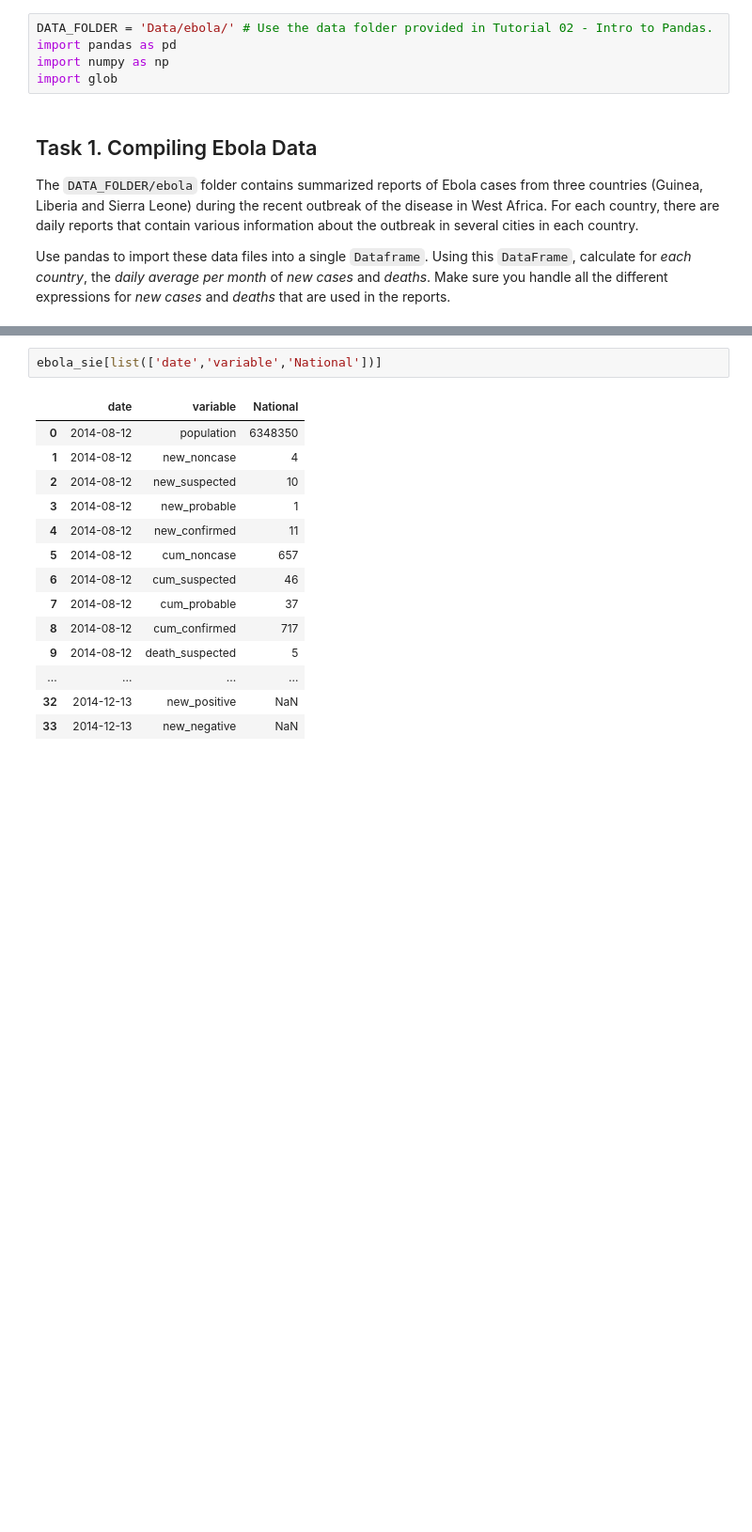
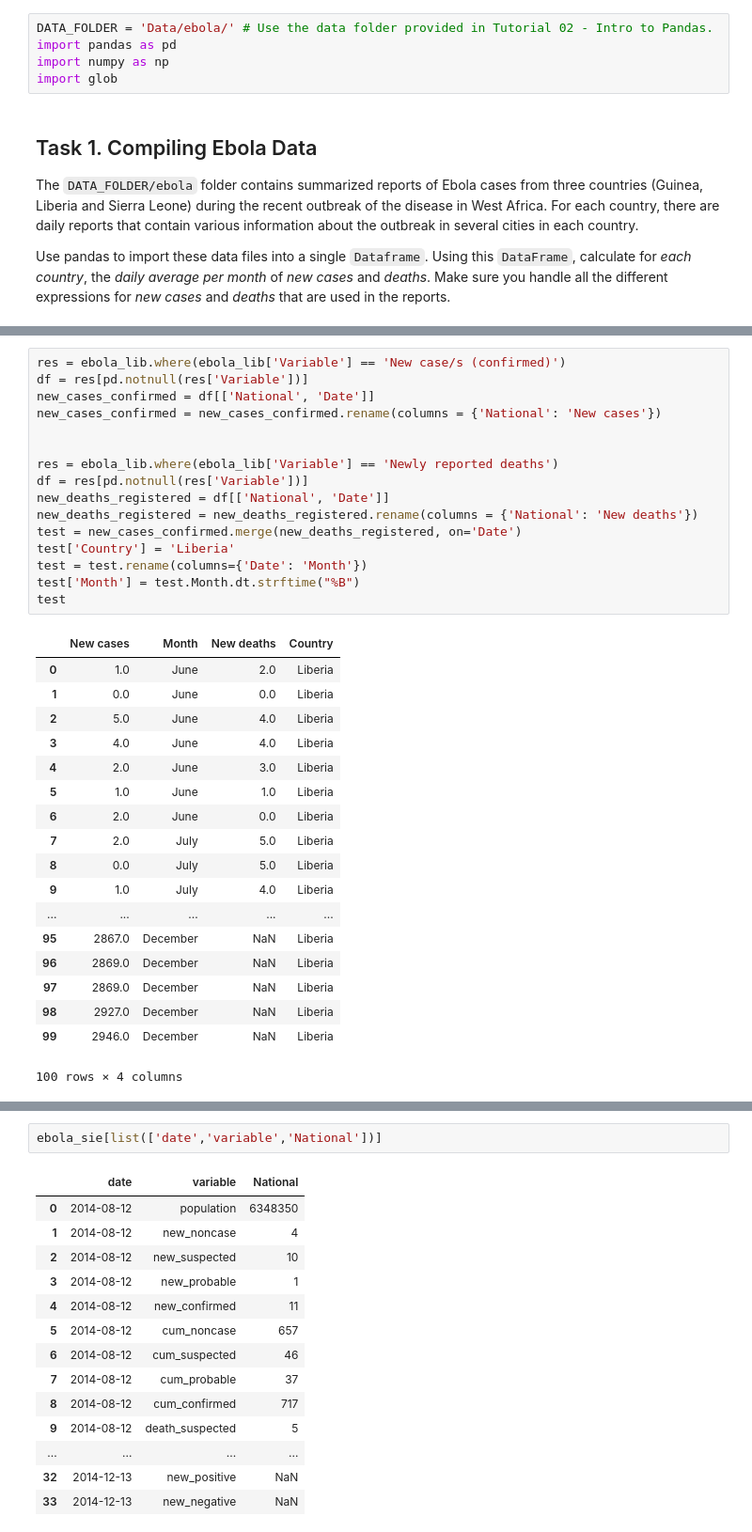
Before and after one commit to darioAnongba/EPFL-ADA, a Jupyter notebook: Labs/01 - Pandas and Data Wrangling/Homework 1.ipynb, the cells around one changed output, grey strips where cells are left out. Shown at 94% size. Saved outputs shown, nothing was run; the diff lists cells and outputs as text; blank space fills up the shorter version.

```diff
--- a/Labs/01 - Pandas and Data Wrangling/Homework 1.ipynb
+++ b/Labs/01 - Pandas and Data Wrangling/Homework 1.ipynb
@@ -66,3 +76,38 @@ ebola_gui
+# %%
+res = ebola_lib.where(ebola_lib['Variable'] == 'New case/s (confirmed)')
+df = res[pd.notnull(res['Variable'])]
+new_cases_confirmed = df[['National', 'Date']]
+new_cases_confirmed = new_cases_confirmed.rename(columns = {'National': 'New cases'})
+
+
+res = ebola_lib.where(ebola_lib['Variable'] == 'Newly reported deaths')
+df = res[pd.notnull(res['Variable'])]
+new_deaths_registered = df[['National', 'Date']]
+new_deaths_registered = new_deaths_registered.rename(columns = {'National': 'New deaths'})
+test = new_cases_confirmed.merge(new_deaths_registered, on='Date')
+test['Country'] = 'Liberia'
+test = test.rename(columns={'Date': 'Month'})
+test['Month'] = test.Month.dt.strftime("%B")
+test
+# %% [output]
+|  | New cases | Month | New deaths | Country |
+| 0 | 1.0 | June | 2.0 | Liberia |
+| 1 | 0.0 | June | 0.0 | Liberia |
+| 2 | 5.0 | June | 4.0 | Liberia |
+| 3 | 4.0 | June | 4.0 | Liberia |
+| 4 | 2.0 | June | 3.0 | Liberia |
+| 5 | 1.0 | June | 1.0 | Liberia |
+| 6 | 2.0 | June | 0.0 | Liberia |
+| 7 | 2.0 | July | 5.0 | Liberia |
+| 8 | 0.0 | July | 5.0 | Liberia |
+| 9 | 1.0 | July | 4.0 | Liberia |
+| ... | ... | ... | ... | ... |
+| 95 | 2867.0 | December | NaN | Liberia |
+| 96 | 2869.0 | December | NaN | Liberia |
+| 97 | 2869.0 | December | NaN | Liberia |
+| 98 | 2927.0 | December | NaN | Liberia |
+| 99 | 2946.0 | December | NaN | Liberia |
+100 rows × 4 columns
 # %%
 ebola_lib[list(['Date','Variable','National'])]
 # %% [output]
```
Also changed, not shown: parts of 5 cells of this notebook.
